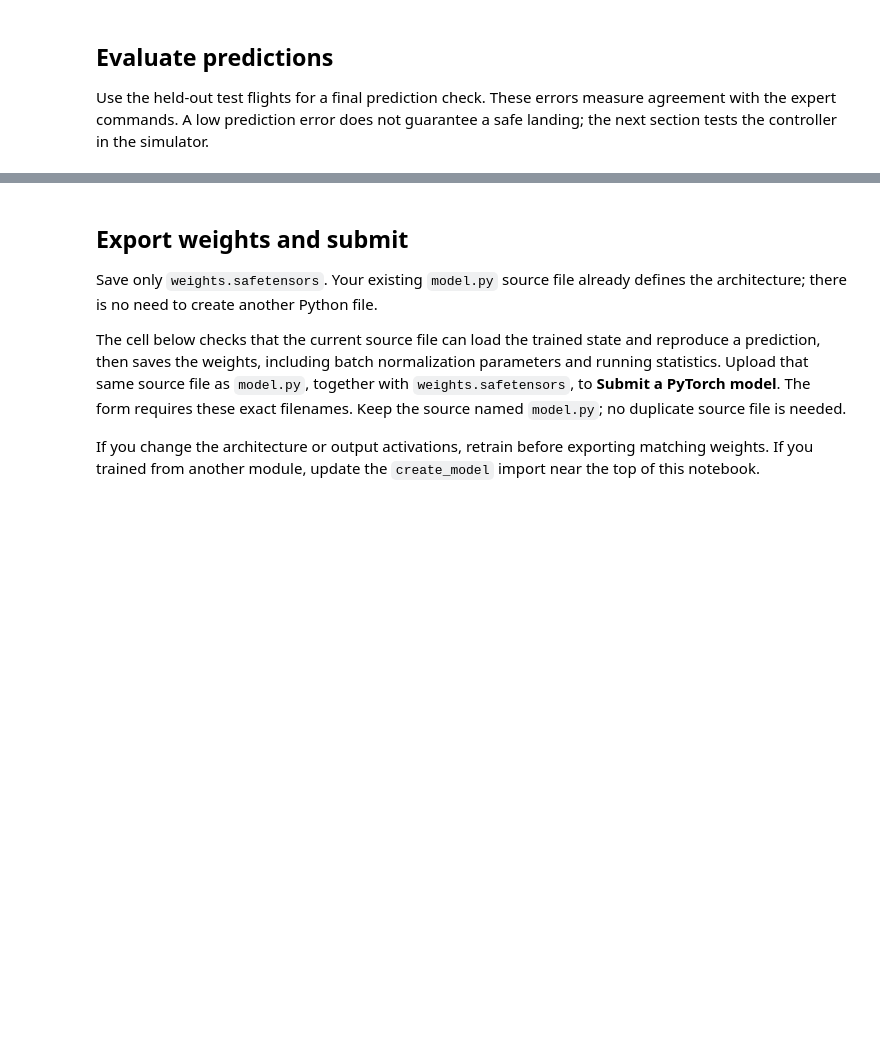
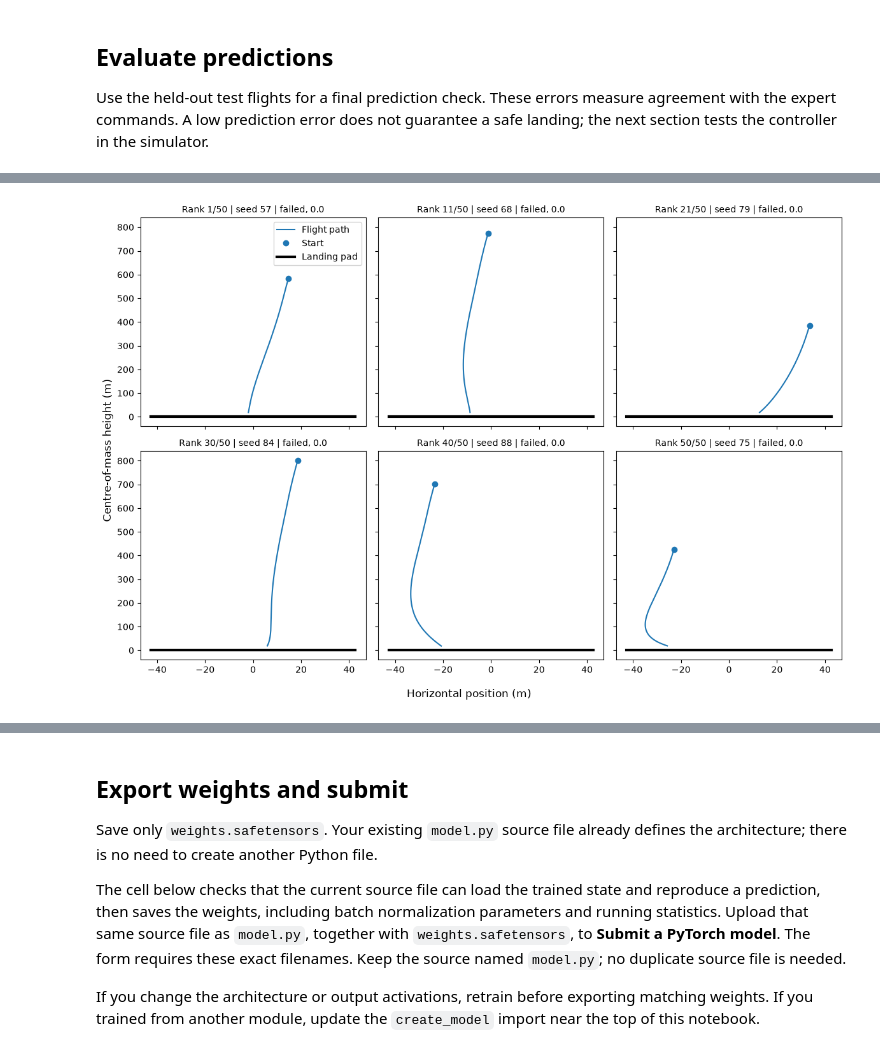
Before and after one commit to Archie-C/Archie-C.github.io, a Jupyter notebook: courses/deep-learning-aau/topics/03-neural-networks/exercises/practical-exercise/mytrain.ipynb, the cells around one changed output, grey strips where cells are left out. Drawn from its saved outputs; the diff is of its cells as text; code cells hidden in the pictures; blank space fills up the shorter version.

Commit message:
feat: more attempts for neural network rocket landing

```diff
--- a/courses/deep-learning-aau/topics/03-neural-networks/exercises/practical-exercise/mytrain.ipynb
+++ b/courses/deep-learning-aau/topics/03-neural-networks/exercises/practical-exercise/mytrain.ipynb
@@ -473,0 +393,92 @@ Landing success: 0.0%
+# %%
+# Simulate many flights from random starting positions.
+# The seeds are fixed, so different models are tested on the same starts.
+# Change first_seed to test a different set of flights.
+n_flights = 50
+n_plots = 6
+first_seed = 42
+
+simulation_results = {
+    seed: simulate(model, "random_start", seed=seed)
+    for seed in range(first_seed, first_seed + n_flights)
+}
+
+rows = []
+for seed, result in simulation_results.items():
+    scoring = result["scoring"]
+    snapshots = result["replay"]["snapshots"]
+    # The last state is the touchdown, or wherever the rocket was when time ran out.
+    final = snapshots[-1]["state"]
+    # Touchdown errors are None if the rocket never made contact.
+    errors = scoring["errors"]
+    rows.append({
+        "Seed": seed,
+        "Start x (m)": snapshots[0]["state"]["x"],
+        "Start height (m)": snapshots[0]["state"]["y"],
+        "Score / 100": scoring["score"],
+        "Success": scoring["success"],
+        # Mean normalised touchdown error: 0 is perfect, 1 means every limit was reached.
+        "Touchdown error": np.mean(list(errors.values())) if errors else np.inf,
+        "Final x (m)": final["x"],
+        "Final height (m)": final["y"],
+        "vx (m/s)": final["vx"],
+        "vy (m/s)": final["vy"],
+        "Tilt (deg)": np.degrees(final["theta"]),
+        "Angular rate (deg/s)": np.degrees(final["omega"]),
+        "Fuel left (kg)": final["fuel"],
+        "Simulation time (s)": snapshots[-1]["time"],
+        "Landing feedback": "; ".join(scoring["reasons"]) or "Safe landing",
+    })
+
+# Best flights first. Failed flights all score 0, so touchdown error ranks those.
+summary = pd.DataFrame(rows).sort_values(
+    ["Score / 100", "Touchdown error"], ascending=[False, True], ignore_index=True
+)
+
+print(f"Flights: {len(summary)}")
+print(f"Mean score: {summary['Score / 100'].mean():.2f} / 100")
+print(f"Landing success: {summary['Success'].sum()}/{len(summary)} ({100 * summary['Success'].mean():.1f}%)")
+
+# A flight can fail for several reasons, so these counts can add up to more than n_flights.
+reasons = pd.Series(
+    [reason for result in simulation_results.values() for reason in result["scoring"]["reasons"]],
+    dtype=object,
+)
+if len(reasons):
+    display(reasons.value_counts().rename_axis("Failure reason").to_frame("Flights"))
+
+# Pick flights evenly spaced through the ranking, including the best and the worst.
+selected = summary.iloc[np.linspace(0, len(summary) - 1, min(n_plots, len(summary))).round().astype(int)]
+overview = ["Seed", "Start x (m)", "Start height (m)", "Score / 100", "Touchdown error", "Simulation time (s)", "Landing feedback"]
+final_state = ["Seed", "Final x (m)", "Final height (m)", "vx (m/s)", "vy (m/s)", "Tilt (deg)", "Angular rate (deg/s)", "Fuel left (kg)"]
+display(selected[overview].round(2))
+
+print(
+    f"Final state. Safe landing limits: |vx| <= {CONFIG.max_horizontal_speed} m/s, "
+    f"-{CONFIG.max_descent} <= vy <= 0 m/s, |tilt| <= {np.degrees(CONFIG.max_tilt):.1f} deg, "
+    f"|angular rate| <= {np.degrees(CONFIG.max_angular_rate):.1f} deg/s"
+)
+display(selected[final_state].round(2))
+
+n_cols = 3
+n_rows = int(np.ceil(len(selected) / n_cols))
+fig, axes = plt.subplots(n_rows, n_cols, figsize=(4 * n_cols, 4 * n_rows), sharex=True, sharey=True, squeeze=False)
+
+for ax, (rank, row) in zip(axes.flat, selected.iterrows()):
+    states = [frame["state"] for frame in simulation_results[row["Seed"]]["replay"]["snapshots"]]
+    ax.plot([state["x"] for state in states], [state["y"] for state in states], label="Flight path")
+    ax.plot(states[0]["x"], states[0]["y"], "o", color="tab:blue", label="Start")
+    ax.plot([CONFIG.pad_left, CONFIG.pad_right], [CONFIG.pad_height] * 2, color="black", linewidth=3, label="Landing pad")
+    outcome = "landed" if row["Success"] else "failed"
+    ax.set_title(f"Rank {rank + 1}/{len(summary)} | seed {row['Seed']} | {outcome}, {row['Score / 100']:.1f}", fontsize=10)
+
+# Hide any unused axes, and only label the outer edges as the axes are shared.
+for ax in axes.flat[len(selected):]:
+    ax.set_visible(False)
+fig.supxlabel("Horizontal position (m)")
+fig.supylabel("Centre-of-mass height (m)")
+axes[0, 0].legend()
+
+plt.tight_layout()
+plt.show()
+# %% [output]
@@ -474,3 +509,4 @@ Landing success: 0.0%
+[figure, added]
 # %% [markdown]
 ### Optional: save a replay
 
```
Also changed, not shown: parts of 9 cells of this notebook, 7 other files.
